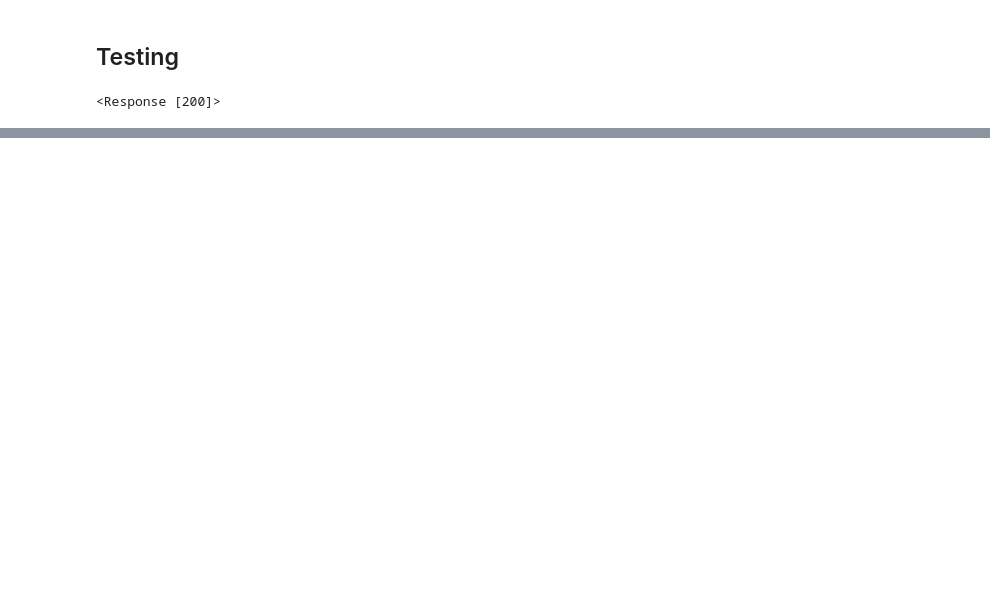
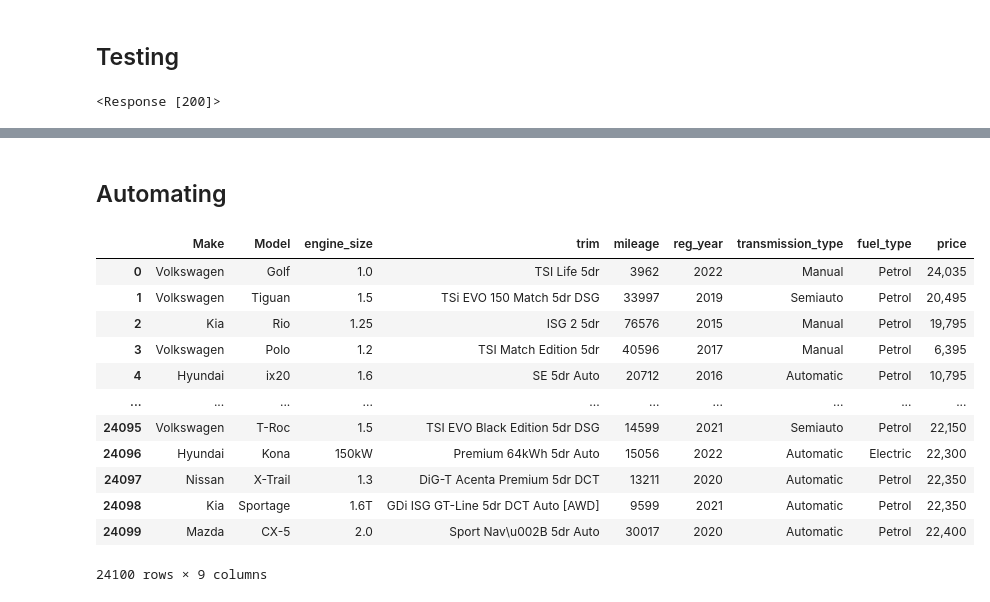
Before and after one commit to rafirahman27/Capstone_Project, a Jupyter notebook: Code/Data Collection v2.ipynb, the cells around one changed output, grey strips where cells are left out. Cells and saved outputs as stored; diff of their text form; code cells hidden in the pictures; blank space fills up the shorter version.

```diff
--- a/Code/Data Collection v2.ipynb
+++ b/Code/Data Collection v2.ipynb
@@ -189,7 +293,7 @@ pages
 # %% [markdown]
 ## Testing
 # %%
-url2 = 'https://www.cargurus.co.uk/Cars/inventorylisting/viewDetailsFilterViewInventoryListing.action?zip=CR0%207HL&inventorySearchWidgetType=AUTO&sortDir=ASC&sourceContext=carGurusHomePageModel&distance=50&sortType=DEAL_SCORE'
+url2 = 'https://www.buyacar.co.uk/cars'
 res2 = requests.get(url2)
 res2
 # %% [output]
@@ -203,25 +338,0 @@ t1.find_all(attrs={'data-testid':'srp-tile-listing-standard'})
-# %%
-url = 'https://www.cargurus.co.uk/Cars/inventorylisting/viewDetailsFilterViewInventoryListing.action?zip=CR0%207HL&inventorySearchWidgetType=AUTO&sortDir=ASC&sourceContext=carGurusHomePageModel&distance=50&sortType=DEAL_SCORE'
-headers = {
-    'User-Agent': 'Mozilla/5.0 (Windows NT 10.0;Win64) AppleWebkit/537.36 (KHTML, like Gecko) Chrome/89.0.4389.82 Safari/537.36'
-}
-response = requests.get(url, headers=headers)
-
-# Create a BeautifulSoup object to parse the HTML content
-soup = BeautifulSoup(response.content, 'html.parser')
-
-# Find the HTML elements containing the vehicle data
-vehicle_listings = soup.find_all('div', class_='vehicle-card')
-
-# Extract and print the relevant information for each vehicle listing
-for listing in vehicle_listings:
-    # Extract specific details from the listing
-    title = listing.find('h4', class_='cg-dealFinder-result-title').text.strip()
-    price = listing.find('span', class_='cg-dealFinder-result-price').text.strip()
-    mileage = listing.find('div', class_='cg-dealFinder-result-stats').find_all('span')[1].text.strip()
-
-    # Print the extracted information
-    print(f"Title: {title}")
-    print(f"Price: {price}")
-    print(f"Mileage: {mileage}")
-    print()
@@ -272,0 +339,2 @@ NoSuchDriverException: Message: Unable to locate or obtain driver for chrome; Fo
+# %% [markdown]
+## Automating
@@ -272,0 +389,22 @@ NoSuchDriverException: Message: Unable to locate or obtain driver for chrome; Fo
+# %%
+all_vehicles = pd.concat([pd.DataFrame(all_cars),
+                          pd.DataFrame(miles).rename(columns={0: 'mileage'}),
+                          pd.DataFrame(ages).rename(columns={0: 'reg_year'}),
+                          pd.DataFrame(gears).rename(columns={0: 'transmission_type'}),
+                          pd.DataFrame(fuel_types).rename(columns={0: 'fuel_type'}),
+                          pd.DataFrame(prices).rename(columns={0:'price'})], axis=1)
+all_vehicles
+# %% [output]
+|  | Make | Model | engine_size | trim | mileage | reg_year | transmission_type | fuel_type | price |
+| 0 | Volkswagen | Golf | 1.0 | TSI Life 5dr | 3962 | 2022 | Manual | Petrol | 24,035 |
+| 1 | Volkswagen | Tiguan | 1.5 | TSi EVO 150 Match 5dr DSG | 33997 | 2019 | Semiauto | Petrol | 20,495 |
+| 2 | Kia | Rio | 1.25 | ISG 2 5dr | 76576 | 2015 | Manual | Petrol | 19,795 |
+| 3 | Volkswagen | Polo | 1.2 | TSI Match Edition 5dr | 40596 | 2017 | Manual | Petrol | 6,395 |
+| 4 | Hyundai | ix20 | 1.6 | SE 5dr Auto | 20712 | 2016 | Automatic | Petrol | 10,795 |
+| ... | ... | ... | ... | ... | ... | ... | ... | ... | ... |
+| 24095 | Volkswagen | T-Roc | 1.5 | TSI EVO Black Edition 5dr DSG | 14599 | 2021 | Semiauto | Petrol | 22,150 |
+| 24096 | Hyundai | Kona | 150kW | Premium 64kWh 5dr Auto | 15056 | 2022 | Automatic | Electric | 22,300 |
+| 24097 | Nissan | X-Trail | 1.3 | DiG-T Acenta Premium 5dr DCT | 13211 | 2020 | Automatic | Petrol | 22,350 |
+| 24098 | Kia | Sportage | 1.6T | GDi ISG GT-Line 5dr DCT Auto [AWD] | 9599 | 2021 | Automatic | Petrol | 22,350 |
+| 24099 | Mazda | CX-5 | 2.0 | Sport Nav\u002B 5dr Auto | 30017 | 2020 | Automatic | Petrol | 22,400 |
+24100 rows × 9 columns
```
Also changed, not shown: parts of 20 cells of this notebook, 3 other files.
